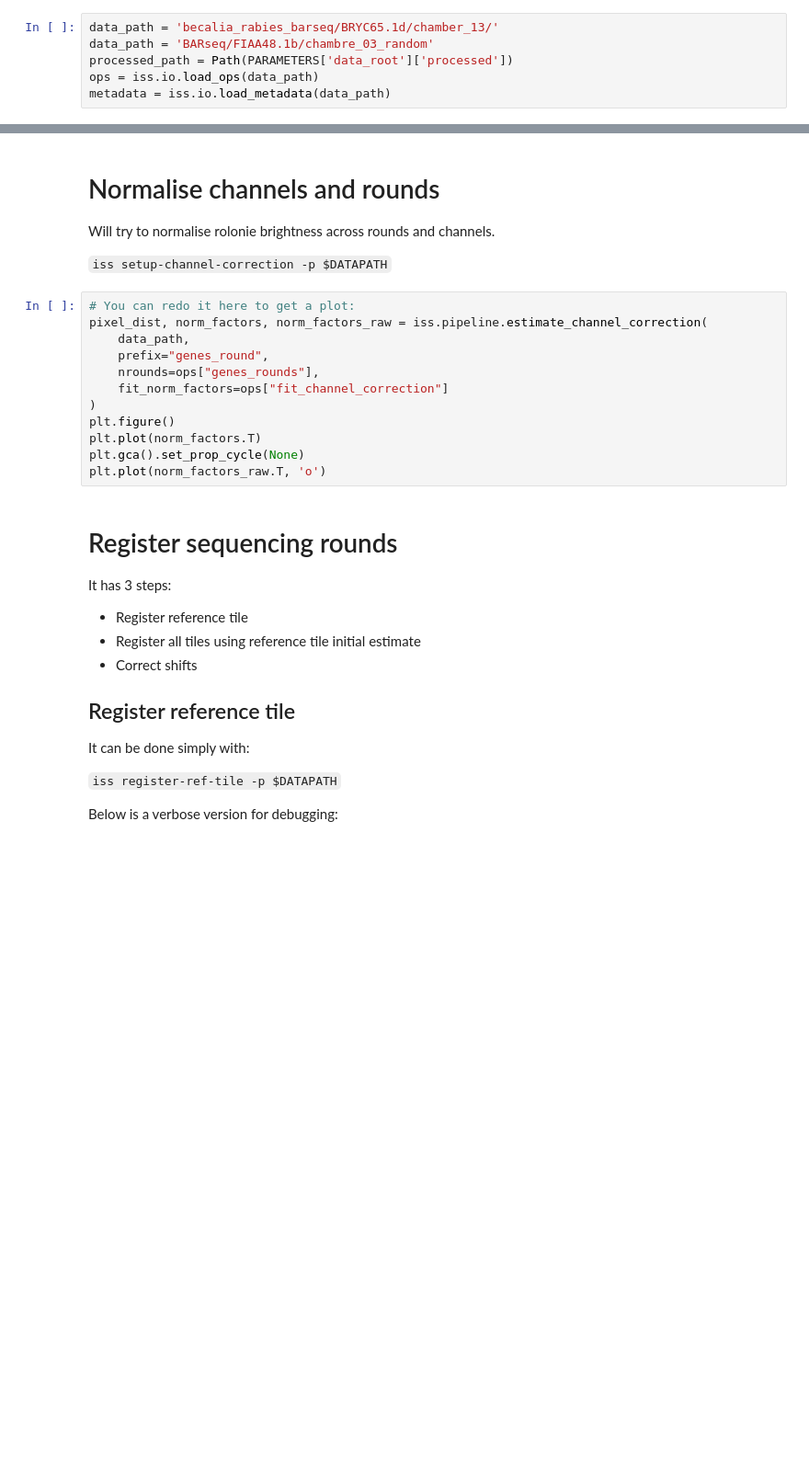
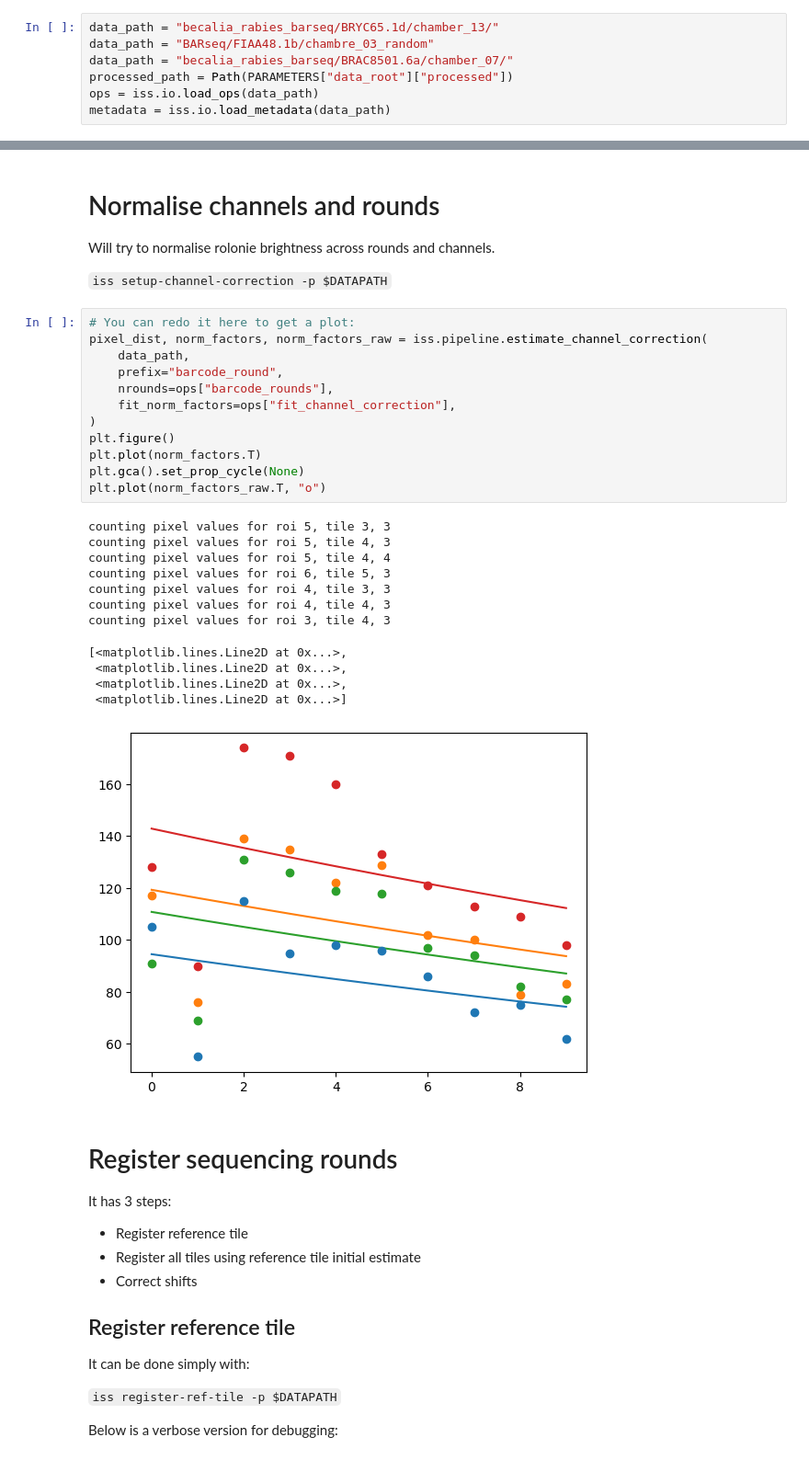
Before and after one commit to znamlab/iss-preprocess, a Jupyter notebook: notebooks/pipeline.ipynb, the cells around one changed output, grey strips where cells are left out. Shown: that part at 92% size. Drawn from its saved outputs; the diff is of its cells as text; blank space fills up the shorter version.

```diff
--- a/notebooks/pipeline.ipynb
+++ b/notebooks/pipeline.ipynb
@@ -26,9 +26,10 @@ from matplotlib.animation import FuncAnimation
 # %% [markdown]
 ## Set path and load options
 # %%
-data_path = 'becalia_rabies_barseq/BRYC65.1d/chamber_13/'
-data_path = 'BARseq/FIAA48.1b/chambre_03_random'
-processed_path = Path(PARAMETERS['data_root']['processed'])
+data_path = "becalia_rabies_barseq/BRYC65.1d/chamber_13/"
+data_path = "BARseq/FIAA48.1b/chambre_03_random"
+data_path = "becalia_rabies_barseq/BRAC8501.6a/chamber_07/"
+processed_path = Path(PARAMETERS["data_root"]["processed"])
 ops = iss.io.load_ops(data_path)
 metadata = iss.io.load_metadata(data_path)
 # %% [markdown]
@@ -85,17 +87,30 @@ Will try to normalise rolonie brightness across rounds and channels.
 
 `iss setup-channel-correction -p $DATAPATH`
 # %%
-# You can redo it here to get a plot:
+# You can redo it here to get a plot:
 pixel_dist, norm_factors, norm_factors_raw = iss.pipeline.estimate_channel_correction(
     data_path,
-    prefix="genes_round",
-    nrounds=ops["genes_rounds"],
-    fit_norm_factors=ops["fit_channel_correction"]
+    prefix="barcode_round",
+    nrounds=ops["barcode_rounds"],
+    fit_norm_factors=ops["fit_channel_correction"],
 )
 plt.figure()
 plt.plot(norm_factors.T)
 plt.gca().set_prop_cycle(None)
-plt.plot(norm_factors_raw.T, 'o')
+plt.plot(norm_factors_raw.T, "o")
+# %% [output]
+counting pixel values for roi 5, tile 3, 3
+counting pixel values for roi 5, tile 4, 3
+counting pixel values for roi 5, tile 4, 4
+counting pixel values for roi 6, tile 5, 3
+counting pixel values for roi 4, tile 3, 3
+counting pixel values for roi 4, tile 4, 3
+counting pixel values for roi 3, tile 4, 3
+[<matplotlib.lines.Line2D at 0x...>,
+ <matplotlib.lines.Line2D at 0x...>,
+ <matplotlib.lines.Line2D at 0x...>,
+ <matplotlib.lines.Line2D at 0x...>]
+[figure, added]
 # %% [markdown]
 # Register sequencing rounds
 
```
Also changed, not shown: parts of 27 cells of this notebook, 32 other files.
